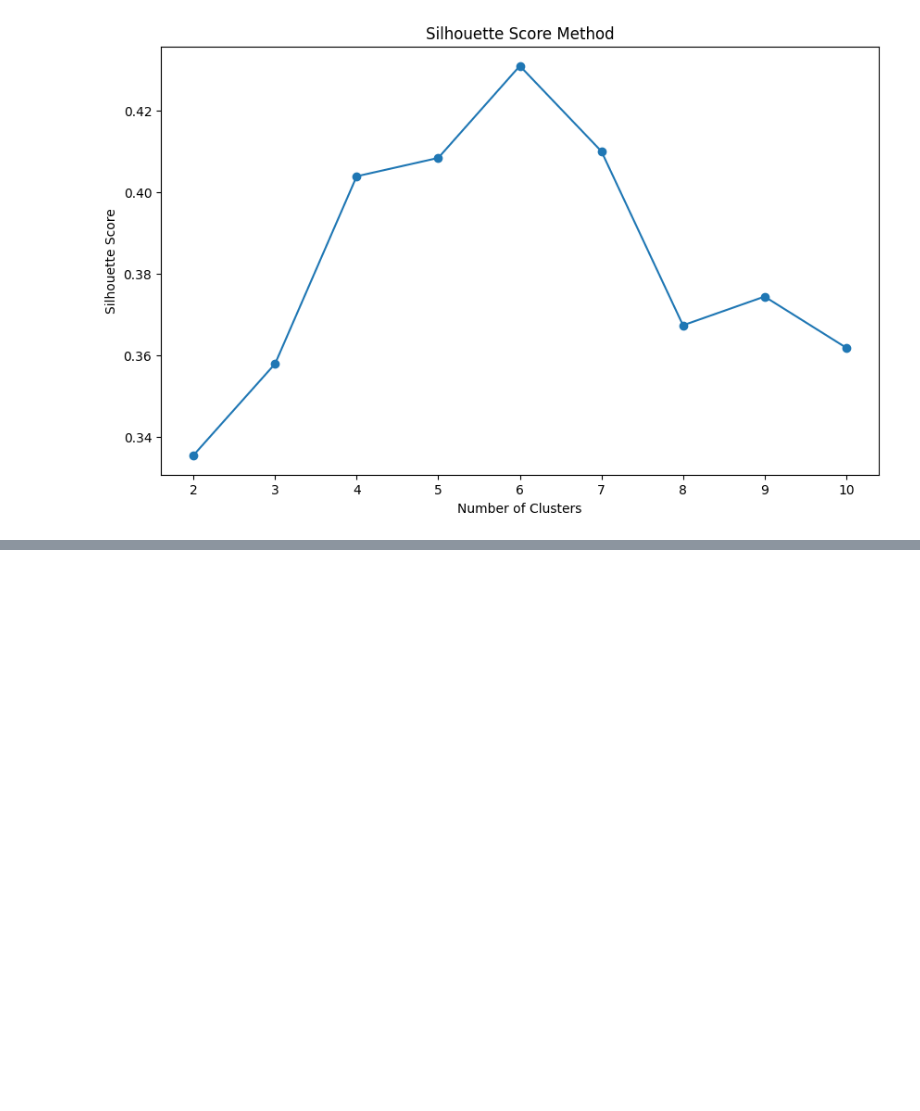
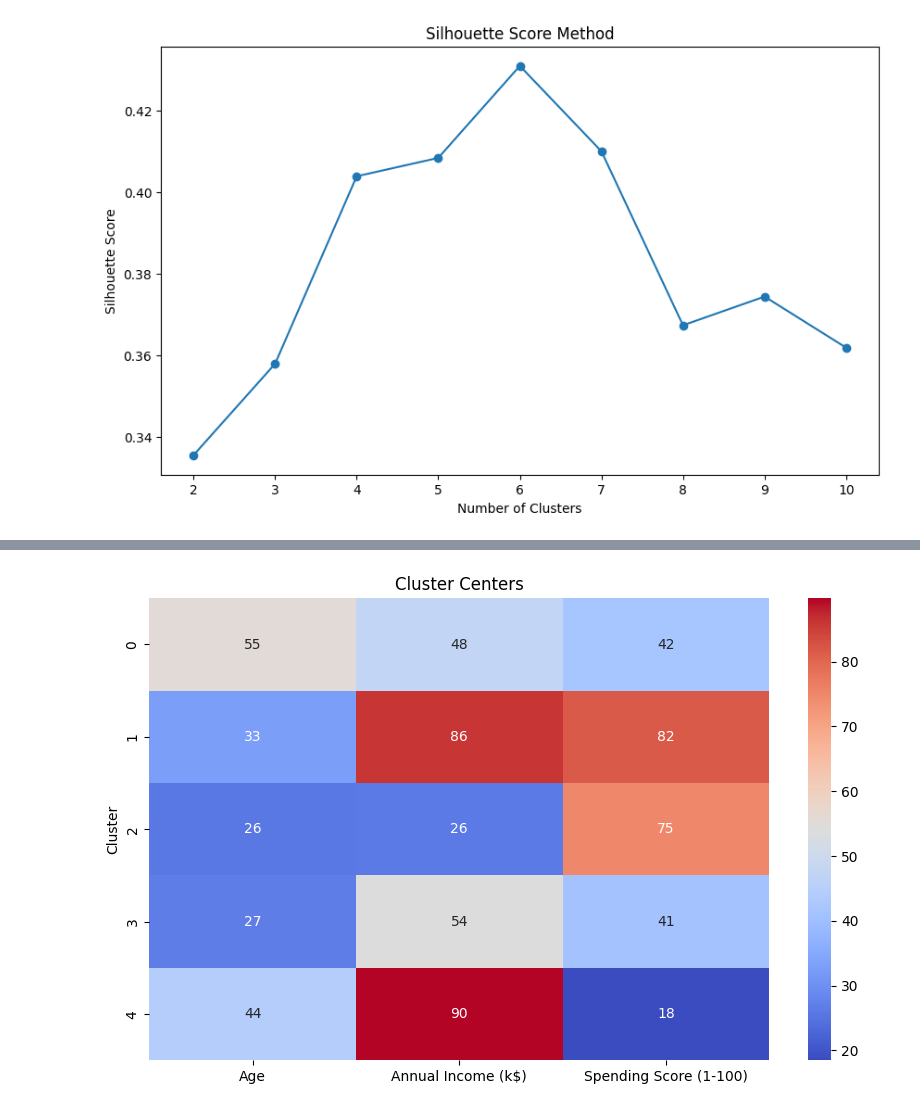
Before and after one commit to Lekshitha3124/Mall_Customer_Cluster, a Jupyter notebook: Mall_Cluster.ipynb, the cells around one changed output, grey strips where cells are left out. Saved outputs shown, nothing was run; the diff lists cells and outputs as text; code cells hidden in the pictures; blank space fills up the shorter version.

```diff
--- a/Mall_Cluster.ipynb
+++ b/Mall_Cluster.ipynb
@@ -71,0 +86,11 @@ plt.show()
+# %%
+cluster_centers = scaler.inverse_transform(kmeans.cluster_centers_)
+cluster_centers_df = pd.DataFrame(cluster_centers, columns=features)
+cluster_centers_df['Cluster'] = range(optimal_k)
+# %%
+plt.figure(figsize=(10, 6))
+sns.heatmap(cluster_centers_df.set_index('Cluster'), annot=True, cmap='coolwarm')
+plt.title('Cluster Centers')
+plt.show()
+# %% [output]
+[figure, added]
```
Also changed, not shown: parts of 5 cells of this notebook.
